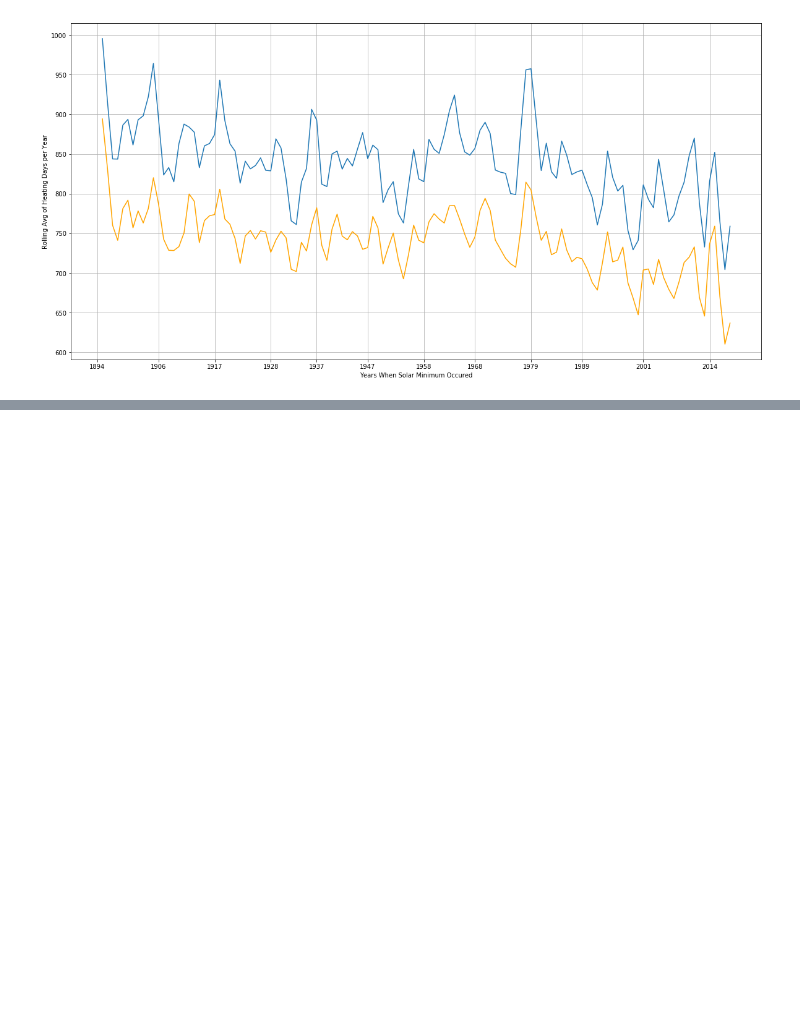
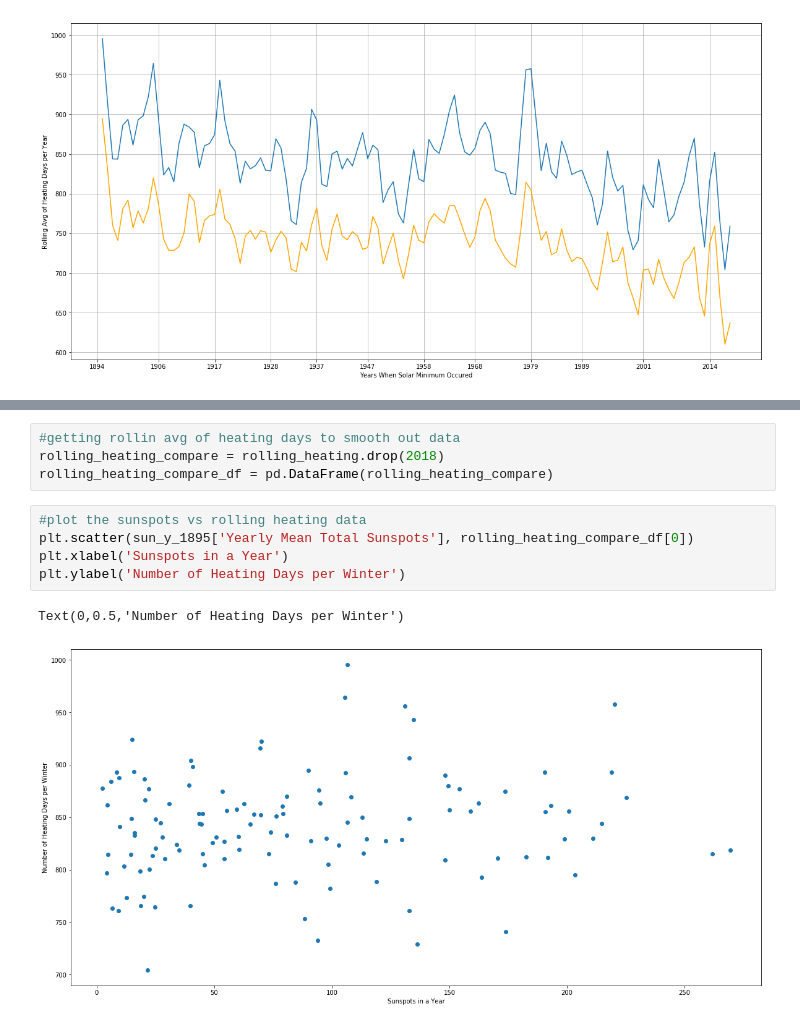
Before and after one commit to A-Grabish/solis-projectum, a Jupyter notebook: working/sunspots.ipynb, the cells around one changed output, grey strips where cells are left out. Drawn from its saved outputs; the diff is of its cells as text; blank space fills up the shorter version.

```diff
--- a/working/sunspots.ipynb
+++ b/working/sunspots.ipynb
@@ -518,0 +529,12 @@ plt.grid()
+# %%
+#getting rollin avg of heating days to smooth out data
+rolling_heating_compare = rolling_heating.drop(2018)
+rolling_heating_compare_df = pd.DataFrame(rolling_heating_compare)
+# %%
+#plot the sunspots vs rolling heating data
+plt.scatter(sun_y_1895['Yearly Mean Total Sunspots'], rolling_heating_compare_df[0])
+plt.xlabel('Sunspots in a Year')
+plt.ylabel('Number of Heating Days per Winter')
+# %% [output]
+Text(0,0.5,'Number of Heating Days per Winter')
+[figure, added]
```
Also changed, not shown: parts of 20 cells of this notebook, 5 other files.
